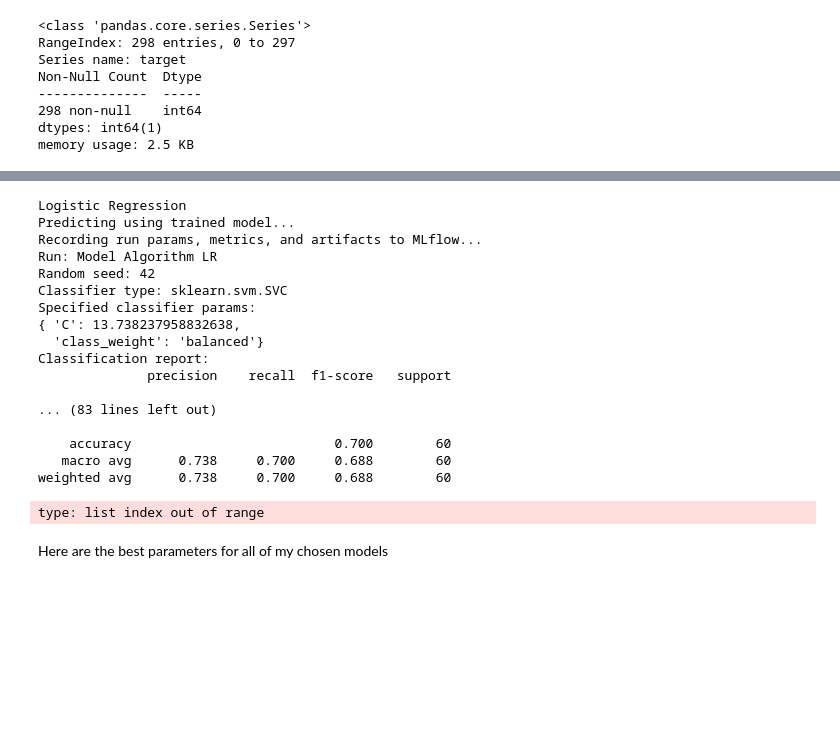
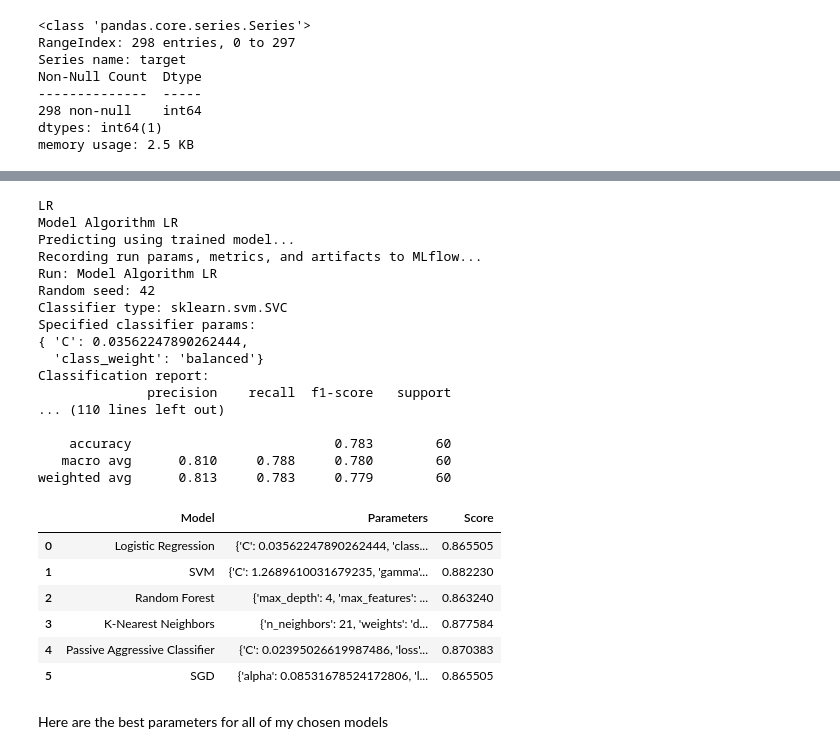
Before and after one commit to vijtad/heart-attack, a Jupyter notebook: heart-attack-advanced-visualizations-modelling.ipynb, the cells around one changed output, grey strips where cells are left out. Drawn from its saved outputs; the diff is of its cells as text; code cells hidden in the pictures; blank space fills up the shorter version.

```diff
--- a/heart-attack-advanced-visualizations-modelling.ipynb
+++ b/heart-attack-advanced-visualizations-modelling.ipynb
@@ -1006,6 +1006,7 @@ model_params = {
     'Logistic Regression':
     {
         'model':LogisticRegression(max_iter=1000),
+        'abbr' : 'LR',
         'params':
         {
             'C':np.logspace(-3,2,30),
@@ -1015,6 +1016,7 @@ model_params = {
     'SVM':
     {
         'model':SVC(),
+        'abbr' : 'SVC',
         'params':
         {
             'C':np.logspace(-3,2,30),
@@ -1024,6 +1026,7 @@ model_params = {
     'Random Forest':
     {
         'model':RandomForestClassifier(),
+        'abbr' : 'RF',
         'params':
         {
             'n_estimators':[10,50,100,200],
@@ -1034,6 +1037,7 @@ model_params = {
     'K-Nearest Neighbors':
     {
         'model':KNeighborsClassifier(),
+        'abbr' : 'KNN',
         'params':
         {
             'n_neighbors':list(range(1,41)),
@@ -1043,6 +1047,7 @@ model_params = {
     'Passive Aggressive Classifier':
     {
         'model':PassiveAggressiveClassifier(),
+        'abbr' : 'PAC',
         'params':
         {
             'C':np.logspace(-3,1,30),
@@ -1052,6 +1057,7 @@ model_params = {
     'SGD':
     {
         'model':SGDClassifier(),
+        'abbr' : 'SGD',
         'params':
         {
             'alpha':np.logspace(-3,1,30),
@@ -1375,17 +1405,15 @@ cv = RepeatedStratifiedKFold(n_splits=5,n_repeats=2)
 scores=[]
 run_name='Run Experiment 1'
 random_seed = 42
-index = 0
-model_names = ['LR','SVC''RF','KNN','PAC','SGD']
-#experiment_id = mlflow.create_experiment(experiment_name)
 for model_name,params in model_params.items():
+    print(params['abbr'])
     # passing experiment_id tells MLflow to associate the run data with the correct experiment.
     with mlflow.start_run(experiment_id=experiment_id, run_name=run_name) as run:
         if run_name is None:
             run_name = run.info.run_name
 
-        run_name=f'Model Algorithm {model_names[index]}'
-        print(model_name)
+        run_name=f'Model Algorithm {params["abbr"]}'
+        print(run_name)
         rs = GridSearchCV(params['model'],params['params'],cv=cv)
 
         #X_train, X_test= X.iloc[train_index], X.iloc[test_index]
@@ -1414,43 +1442,48 @@ for model_name,params in model_params.items():
         )
         print(f"{run_overview}")
         run_overview_file_name = "run_overview.txt"
         with open(run_overview_file_name, "w") as f:
             f.write(run_overview)
         # record human-readable/interpretable overview and figures
         mlflow.log_artifact(run_overview_file_name)
 
         rs.best_params_['random_seed'] = random_seed
 
         # record notable sklearn model params and performance metrics.
         # this enables visual comparison via the Experiments UI.
         for param, val in rs.best_params_.items():
             mlflow.log_param(param, val)
 
         # record the trained sklearn model
-        mlflow.sklearn.log_model(rs, f"model-{model_names[index]}")
-        index = index + 1
+        mlflow.sklearn.log_model(rs, f"model-{params['abbr']}")
 
         data=pd.DataFrame(scores,columns=['Model','Parameters','Score'])
 data
 # %% [output]
-Logistic Regression
+LR
+Model Algorithm LR
 Predicting using trained model...
 Recording run params, metrics, and artifacts to MLflow...
 Run: Model Algorithm LR
 Random seed: 42
 Classifier type: sklearn.svm.SVC
 Specified classifier params:
-{ 'C': 13.738237958832638,
+{ 'C': 0.03562247890262444,
   'class_weight': 'balanced'}
 Classification report:
               precision    recall  f1-score   support
+... (110 lines left out)
 
-... (83 lines left out)
-
-    accuracy                          0.700        60
-   macro avg      0.738     0.700     0.688        60
-weighted avg      0.738     0.700     0.688        60
+    accuracy                          0.783        60
+   macro avg      0.810     0.788     0.780        60
+weighted avg      0.813     0.783     0.779        60
-type: list index out of range
+|  | Model | Parameters | Score |
+| 0 | Logistic Regression | {'C': 0.03562247890262444, 'class... | 0.865505 |
+| 1 | SVM | {'C': 1.2689610031679235, 'gamma'... | 0.882230 |
+| 2 | Random Forest | {'max_depth': 4, 'max_features': ... | 0.863240 |
+| 3 | K-Nearest Neighbors | {'n_neighbors': 21, 'weights': 'd... | 0.877584 |
+| 4 | Passive Aggressive Classifier | {'C': 0.02395026619987486, 'loss'... | 0.870383 |
+| 5 | SGD | {'alpha': 0.08531678524172806, 'l... | 0.865505 |
 # %% [markdown]
 Here are the best parameters for all of my chosen models
 # %% [markdown]
```
Also changed, not shown: parts of 10 cells of this notebook, 3 other files.
